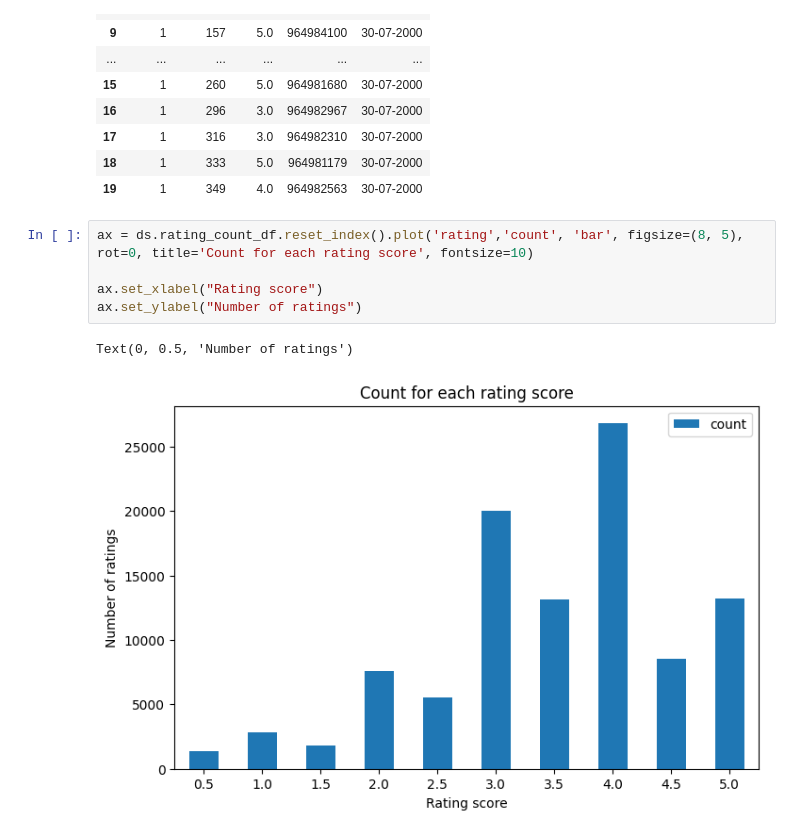
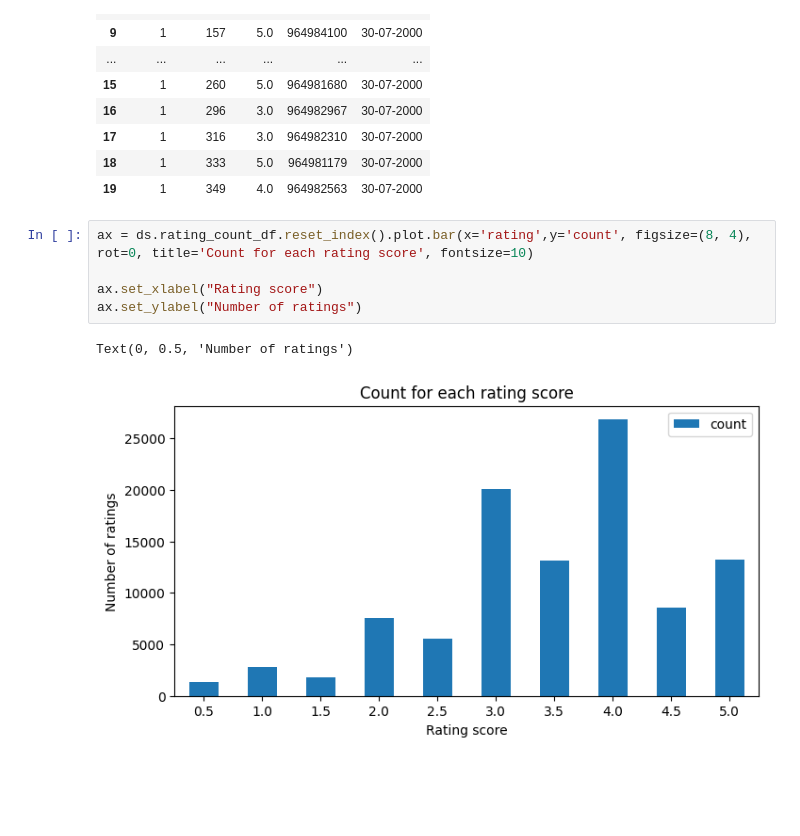
Before and after one commit to Xhst/atcs-fairness-recommendation, a Jupyter notebook: src/dataset_stats.ipynb, the cells around one changed output. Cells and saved outputs as stored; diff of their text form; blank space fills up the shorter version.

```diff
--- a/src/dataset_stats.ipynb
+++ b/src/dataset_stats.ipynb
@@ -47,10 +47,10 @@ ds.ratings_df.head(20)
 | 18 | 1 | 333 | 5.0 | 964981179 | 30-07-2000 |
 | 19 | 1 | 349 | 4.0 | 964982563 | 30-07-2000 |
 # %%
-ax = ds.rating_count_df.reset_index().plot('rating','count', 'bar', figsize=(8, 5), rot=0, title='Count for each rating score', fontsize=10)
+ax = ds.rating_count_df.reset_index().plot.bar(x='rating',y='count', figsize=(8, 4), rot=0, title='Count for each rating score', fontsize=10)
 
 ax.set_xlabel("Rating score")
 ax.set_ylabel("Number of ratings")
 # %% [output]
 Text(0, 0.5, 'Number of ratings')
-[figure, old version]
+[figure, new version]
```
Also changed, not shown: parts of 3 cells of this notebook.
